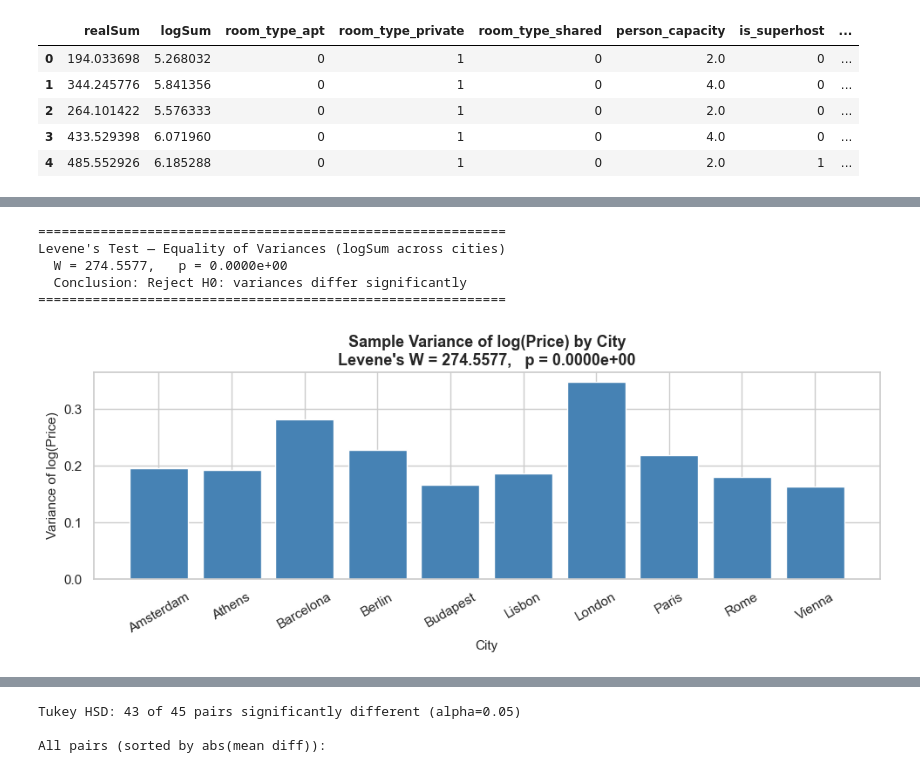
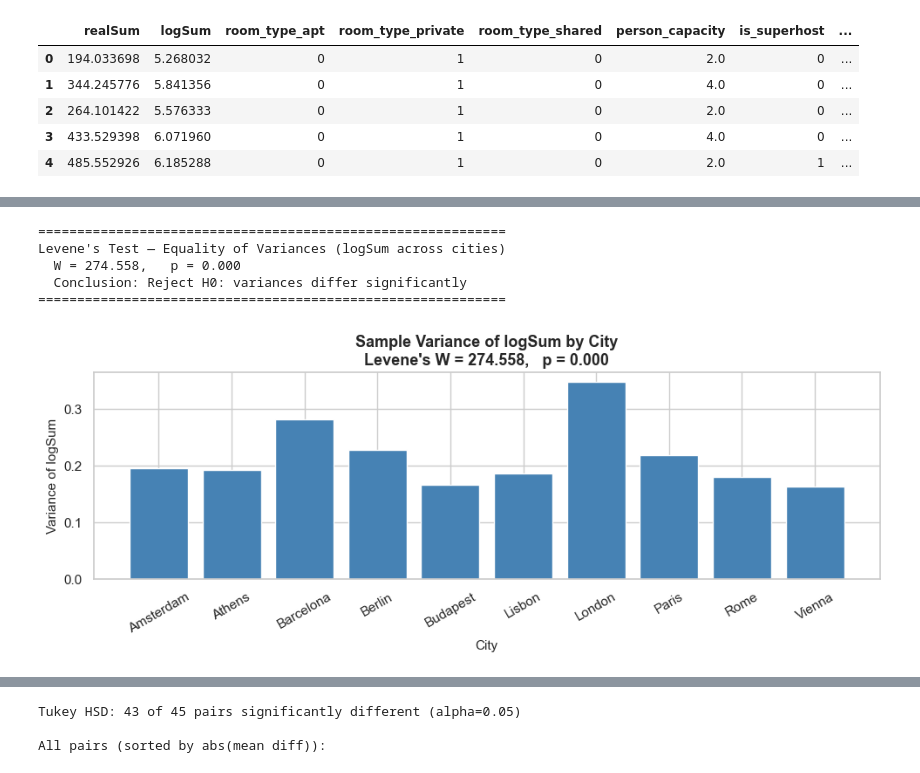
Before and after one commit to ShenghaoXue/MATH-189-Project-SP26, a Jupyter notebook: phase_2.ipynb, the cells around one changed output, grey strips where cells are left out. Saved outputs shown, nothing was run; the diff lists cells and outputs as text; code cells hidden in the pictures.

Commit message:
Improved consistency in plot axis labels; Consistently reported all p-values with 3 significant figures

```diff
--- a/phase_2.ipynb
+++ b/phase_2.ipynb
@@ -89,39 +89,39 @@ K-S Test Results: Weekday vs. Weekend logSum
 city_groups = [df[df['city'] == cid]['logSum'].values for cid in sorted(CITY_NAMES)]
 lev_stat, lev_p = stats.levene(*city_groups)
 
 print("=" * 60)
 print("Levene's Test — Equality of Variances (logSum across cities)")
-print(f"  W = {lev_stat:.4f},   p = {lev_p:.4e}")
+print(f"  W = {lev_stat:.3f},   p = {lev_p:.3f}")
 sig = "Reject H0: variances differ significantly" if lev_p < 0.05 else "Fail to reject H0"
 print(f"  Conclusion: {sig}")
 print("=" * 60)
 
 # Per-city variance bar chart
 city_vars = {
     CITY_NAMES[cid]: df[df['city'] == cid]['logSum'].var(ddof=1)
     for cid in sorted(CITY_NAMES)
 }
 
 fig, ax = plt.subplots(figsize=(10, 4))
 ax.bar(city_vars.keys(), city_vars.values(), color='steelblue', edgecolor='white')
 ax.set_title(
-    f"Sample Variance of log(Price) by City\n"
-    f"Levene's W = {lev_stat:.4f},   p = {lev_p:.4e}",
+    f"Sample Variance of logSum by City\n"
+    f"Levene's W = {lev_stat:.3f},   p = {lev_p:.3f}",
     fontsize=13, fontweight='bold'
 )
 ax.set_xlabel("City", fontsize=11)
-ax.set_ylabel("Variance of log(Price)", fontsize=11)
+ax.set_ylabel("Variance of logSum", fontsize=11)
 ax.tick_params(axis='x', rotation=30)
 plt.tight_layout()
 plt.savefig('levene_variances_by_city.png', dpi=300, bbox_inches='tight')
 plt.show()
 # %% [output]
 ============================================================
 Levene's Test — Equality of Variances (logSum across cities)
-  W = 274.5577,   p = 0.0000e+00
+  W = 274.558,   p = 0.000
   Conclusion: Reject H0: variances differ significantly
 ============================================================
-[figure, old version]
+[figure, new version]
 # %%
 # --- Chi-square tests of Independence ---
 
```
Also changed, not shown: parts of 4 cells of this notebook.
